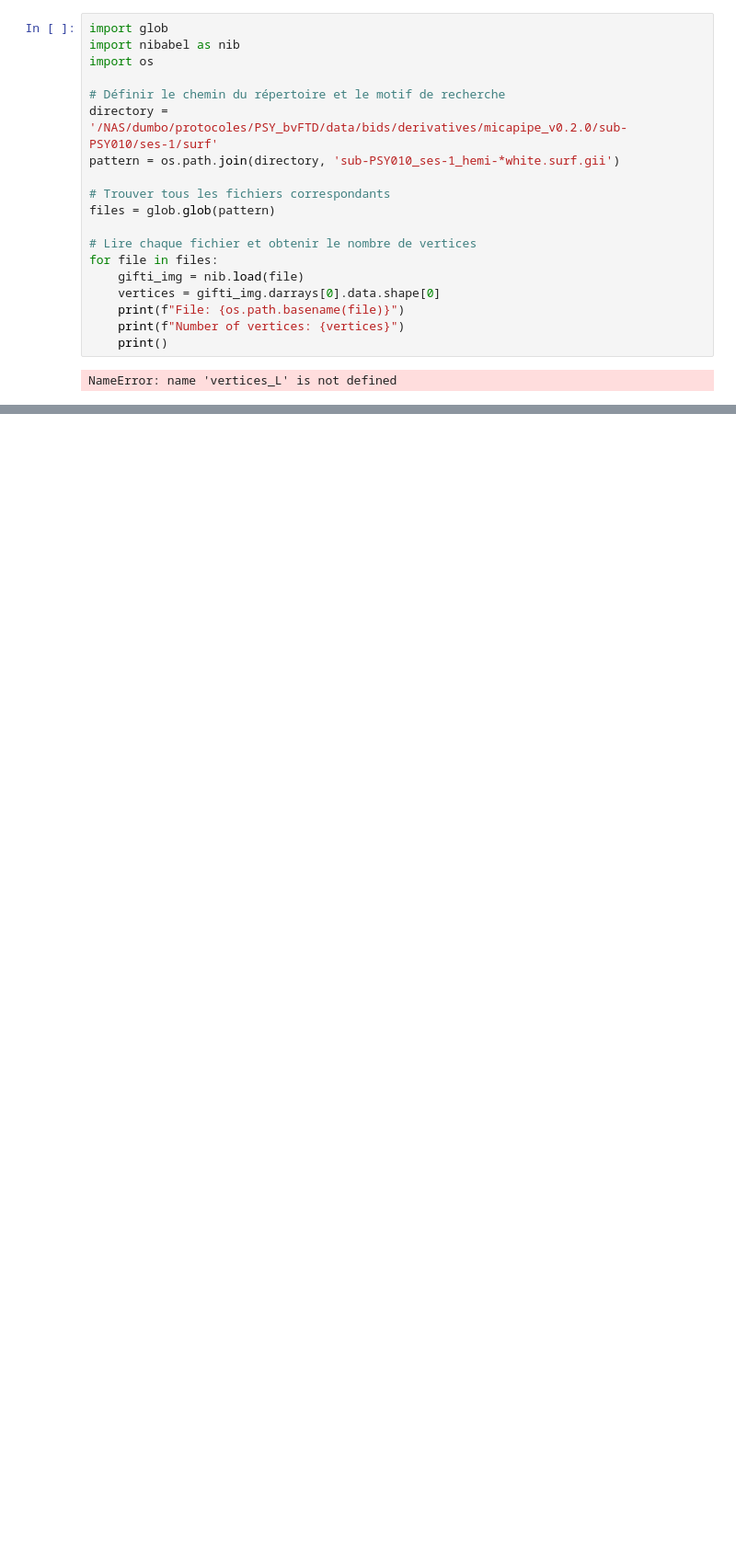
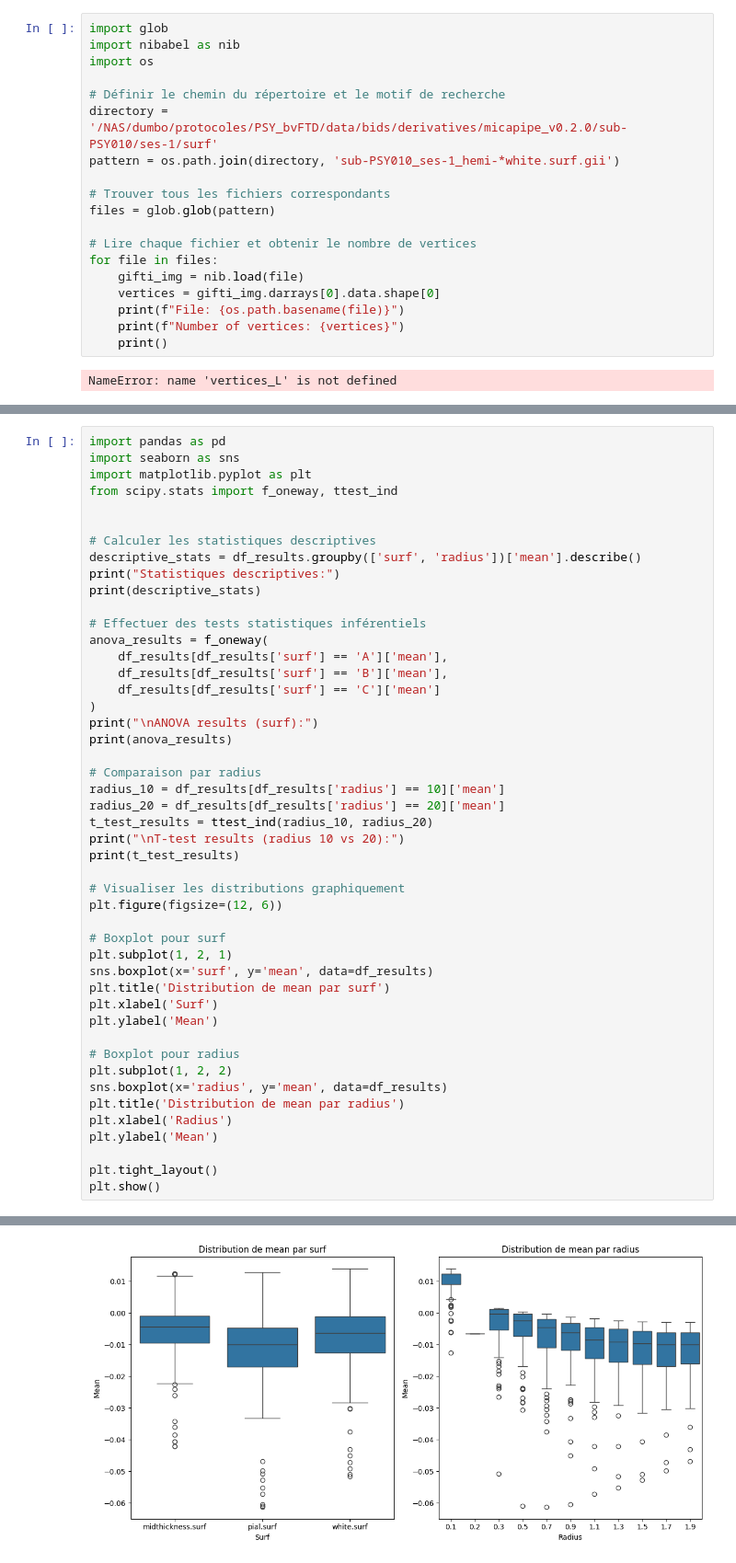
Before and after one commit to RomainViardLille/LiiFE, a Jupyter notebook: DFTvc_MB_MaskandCurvatureStudy.ipynb, the cells around one changed output, grey strips where cells are left out. Shown at 92% size. Saved outputs shown, nothing was run; the diff lists cells and outputs as text; blank space fills up the shorter version.

```diff
--- a/DFTvc_MB_MaskandCurvatureStudy.ipynb
+++ b/DFTvc_MB_MaskandCurvatureStudy.ipynb
@@ -1324,0 +1275,48 @@ NameError: name 'vertices_L' is not defined
+# %%
+import pandas as pd
+import seaborn as sns
+import matplotlib.pyplot as plt
+from scipy.stats import f_oneway, ttest_ind
+
+
+# Calculer les statistiques descriptives
+descriptive_stats = df_results.groupby(['surf', 'radius'])['mean'].describe()
+print("Statistiques descriptives:")
+print(descriptive_stats)
+
+# Effectuer des tests statistiques inférentiels
+anova_results = f_oneway(
+    df_results[df_results['surf'] == 'A']['mean'],
+    df_results[df_results['surf'] == 'B']['mean'],
+    df_results[df_results['surf'] == 'C']['mean']
+)
+print("\nANOVA results (surf):")
+print(anova_results)
+
+# Comparaison par radius
+radius_10 = df_results[df_results['radius'] == 10]['mean']
+radius_20 = df_results[df_results['radius'] == 20]['mean']
+t_test_results = ttest_ind(radius_10, radius_20)
+print("\nT-test results (radius 10 vs 20):")
+print(t_test_results)
+
+# Visualiser les distributions graphiquement
+plt.figure(figsize=(12, 6))
+
+# Boxplot pour surf
+plt.subplot(1, 2, 1)
+sns.boxplot(x='surf', y='mean', data=df_results)
+plt.title('Distribution de mean par surf')
+plt.xlabel('Surf')
+plt.ylabel('Mean')
+
+# Boxplot pour radius
+plt.subplot(1, 2, 2)
+sns.boxplot(x='radius', y='mean', data=df_results)
+plt.title('Distribution de mean par radius')
+plt.xlabel('Radius')
+plt.ylabel('Mean')
+
+plt.tight_layout()
+plt.show()
+# %% [output]
@@ -1324,0 +1340 @@ NameError: name 'vertices_L' is not defined
+[figure, added]
```
Also changed, not shown: parts of 10 cells of this notebook.
